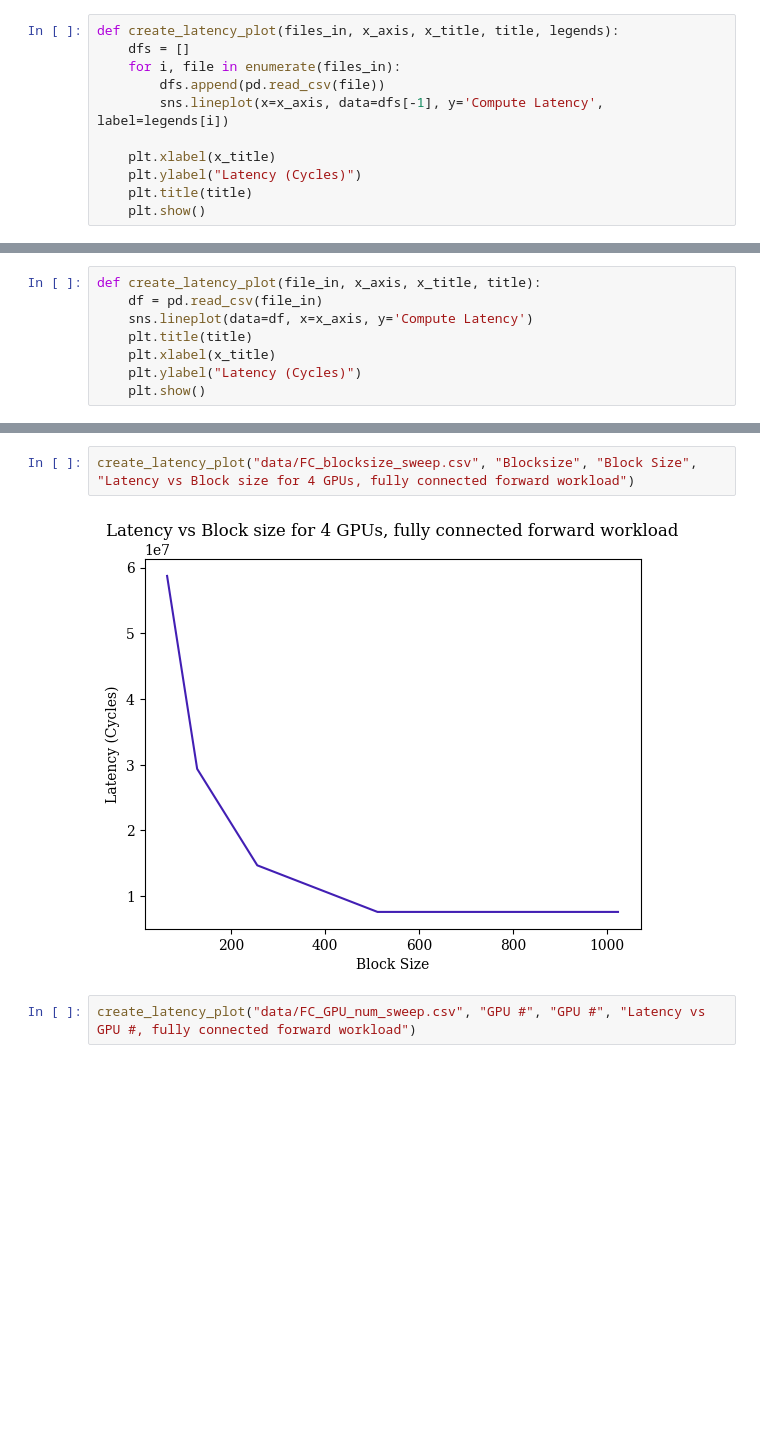
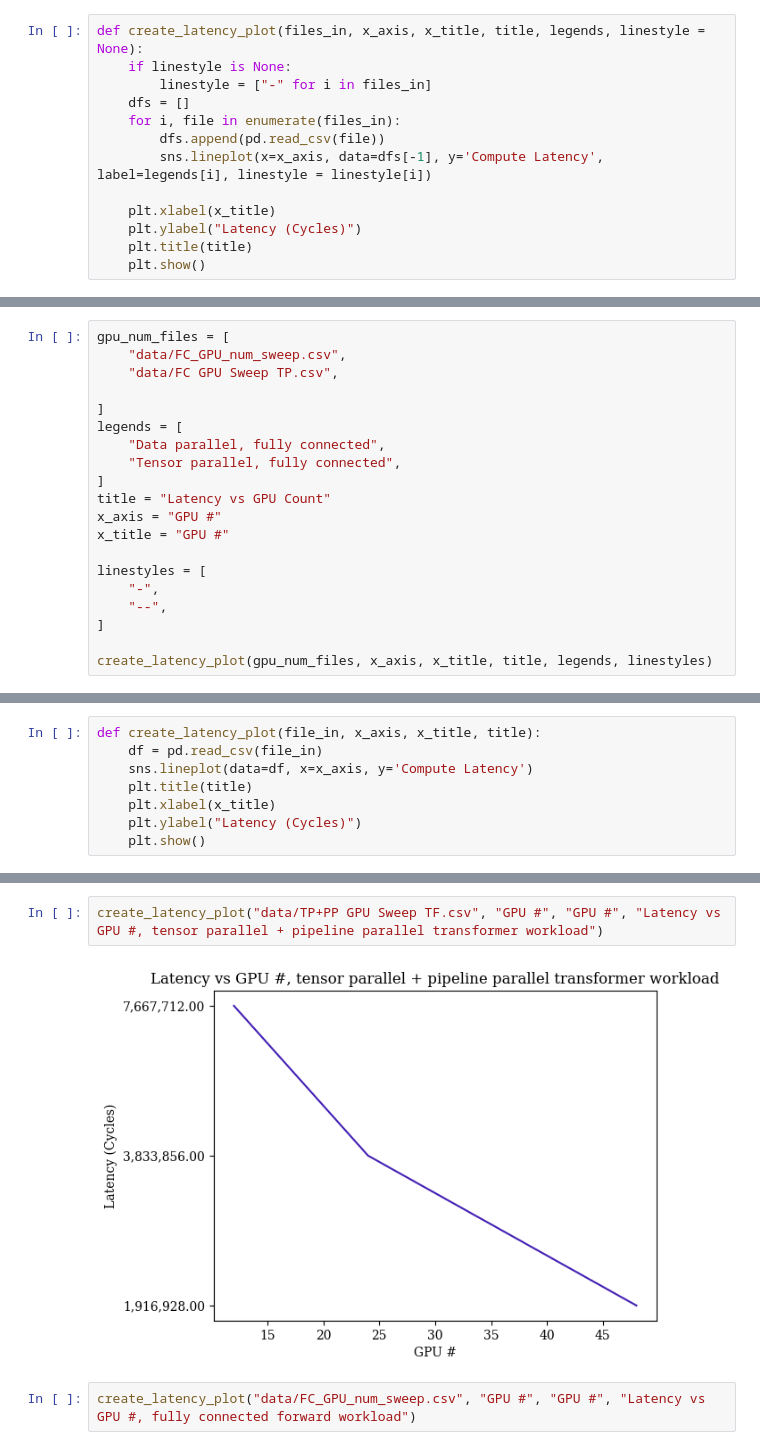
Before and after one commit to Aprilhuu/modeling-rack-scale-computing, a Jupyter notebook: workspace/create_plots.ipynb, the cells around one changed output, grey strips where cells are left out. Cells and saved outputs as stored; diff of their text form; blank space fills up the shorter version.

Commit message:
making the graphs

```diff
--- a/workspace/create_plots.ipynb
+++ b/workspace/create_plots.ipynb
@@ -9,11 +9,13 @@ plt.rcParams['font.family'] = 'serif'
 # %%
 fc_blocksize_sweep = pd.read_csv("data/FC_blocksize_sweep.csv")
 # %%
-def create_latency_plot(files_in, x_axis, x_title, title, legends):
+def create_latency_plot(files_in, x_axis, x_title, title, legends, linestyle = None):
+    if linestyle is None:
+        linestyle = ["-" for i in files_in]
     dfs = []
     for i, file in enumerate(files_in):
         dfs.append(pd.read_csv(file))
-        sns.lineplot(x=x_axis, data=dfs[-1], y='Compute Latency', label=legends[i])
+        sns.lineplot(x=x_axis, data=dfs[-1], y='Compute Latency', label=legends[i], linestyle = linestyle[i])
 
     plt.xlabel(x_title)
     plt.ylabel("Latency (Cycles)")
@@ -53,0 +100,20 @@ create_latency_plot(gpu_num_files, x_axis, x_title, title, legends)
+# %%
+gpu_num_files = [
+    "data/FC_GPU_num_sweep.csv",
+    "data/FC GPU Sweep TP.csv",
+
+]
+legends = [
+    "Data parallel, fully connected",
+    "Tensor parallel, fully connected",
+]
+title = "Latency vs GPU Count"
+x_axis = "GPU #"
+x_title = "GPU #"
+
+linestyles = [
+    "-",
+    "--",
+]
+
+create_latency_plot(gpu_num_files, x_axis, x_title, title, legends, linestyles)
@@ -62,7 +136,7 @@ def create_latency_plot(file_in, x_axis, x_title, title):
 # %%
-create_latency_plot("data/FC_blocksize_sweep.csv", "Blocksize", "Block Size", "Latency vs Block size for 4 GPUs, fully connected forward workload")
+create_latency_plot("data/TP+PP GPU Sweep TF.csv", "GPU #", "GPU #", "Latency vs GPU #, tensor parallel + pipeline parallel transformer workload")
 # %% [output]
-[figure, old version]
+[figure, new version]
 # %%
 create_latency_plot("data/FC_GPU_num_sweep.csv", "GPU #", "GPU #", "Latency vs GPU #, fully connected forward workload")
 # %% [output]
```
Also changed, not shown: parts of 18 cells of this notebook, 12 other files.
